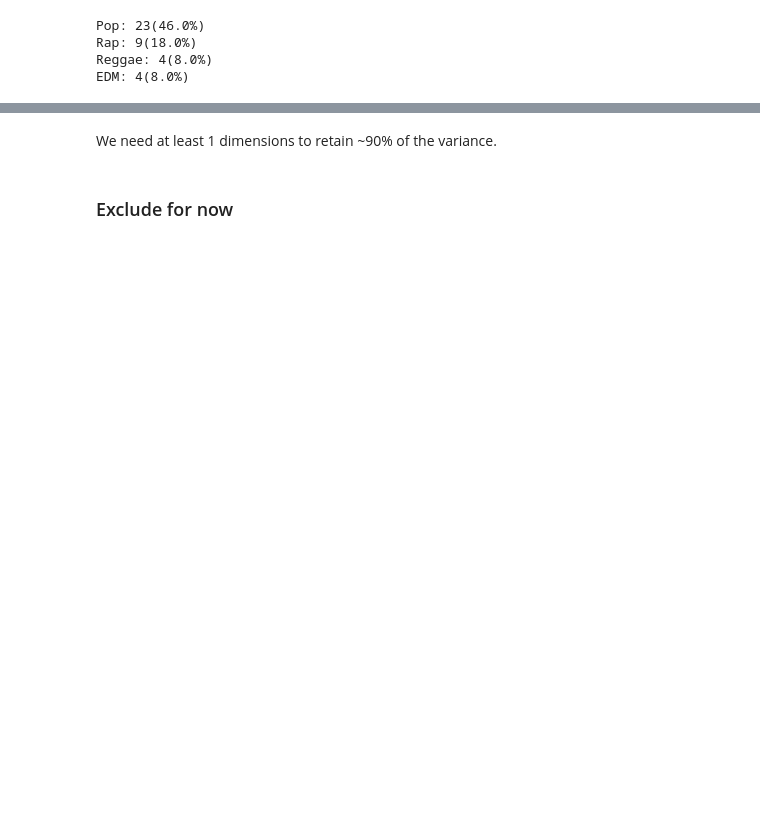
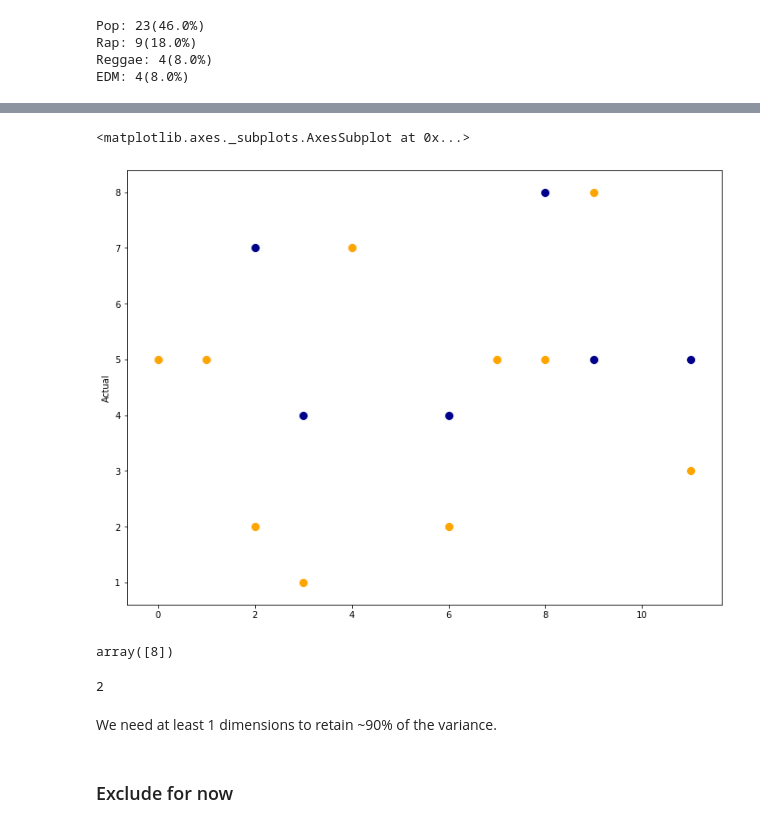
Before and after one commit to HYPERTONE/Analytics, a Jupyter notebook: Spotify/Spotify.ipynb, the cells around one changed output, grey strips where cells are left out. Cells and saved outputs as stored; diff of their text form; code cells hidden in the pictures; blank space fills up the shorter version.

```diff
--- a/Spotify/Spotify.ipynb
+++ b/Spotify/Spotify.ipynb
@@ -295,0 +287,15 @@ sns.scatterplot(x=df['Liveness'], y=df['Energy'], s=abs(df['Loudness (dB)']) * 1
+# %%
+df['encodedGenre'] = encodedGenres
+# %%
+Xclass = df[['Liveness', 'Energy', 'Loudness (dB)']]
+yclass = df['encodedGenre']
+
+
+from sklearn.model_selection import train_test_split, cross_val_score
+
+X_train, X_test, y_train, y_test = train_test_split(Xclass, yclass, test_size=0.2, random_state=42)
+# %%
+from sklearn.naive_bayes import GaussianNB
+
+clf = GaussianNB()
+clf.fit(X_train, y_train)
@@ -295,0 +304,6 @@ sns.scatterplot(x=df['Liveness'], y=df['Energy'], s=abs(df['Loudness (dB)']) * 1
+# %%
+predictGNB = clf.predict(X_test)
+
+GNBoutput = pd.DataFrame({'Predicted' : predictGNB, 'Actual' : y_test})
+
+GNBoutput
@@ -296,3 +322,24 @@ sns.scatterplot(x=df['Liveness'], y=df['Energy'], s=abs(df['Loudness (dB)']) * 1
+# %%
+space = np.linspace(0, 11, 10, dtype=int)
+
+
+plt.figure(figsize=(12, 9))
+sns.scatterplot(x=space, y=GNBoutput['Predicted'], color='darkblue', s=100)
+sns.scatterplot(x=space, y=GNBoutput['Actual'], color='orange', s=100)
+# %% [output]
+<matplotlib.axes._subplots.AxesSubplot at 0x...>
+[figure, added]
+# %%
+clf.predict([[11, 65, -4]])
+# %% [output]
+array([8])
+# %%
+from sklearn.model_selection import KFold
+
+kf = KFold(n_splits=2, shuffle=True, random_state=42)
+kf.get_n_splits(Xclass)
+# %% [output]
+2
 # %%
 # Label Encode
 df.columns
```
Also changed, not shown: parts of 16 cells of this notebook.
